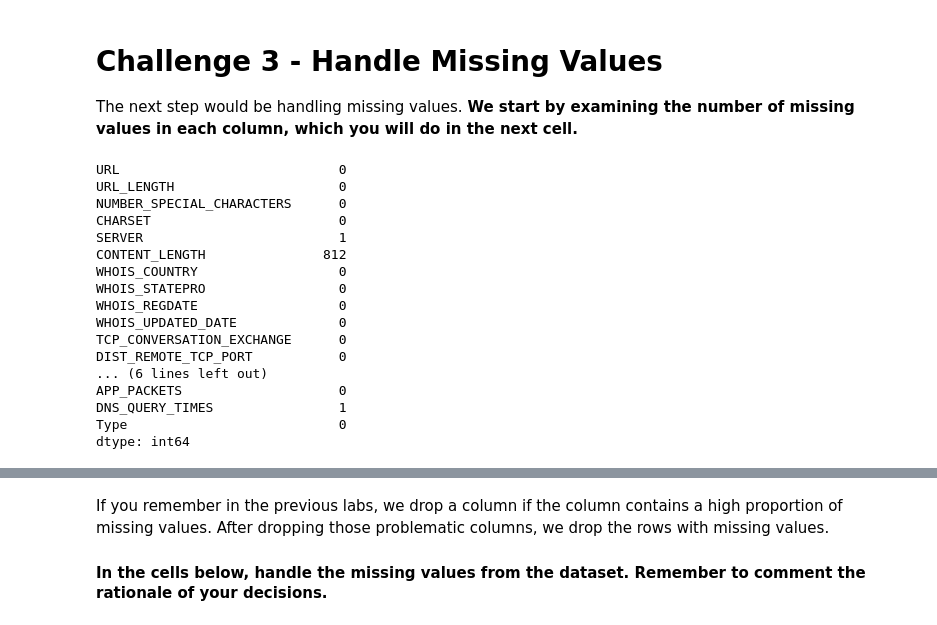
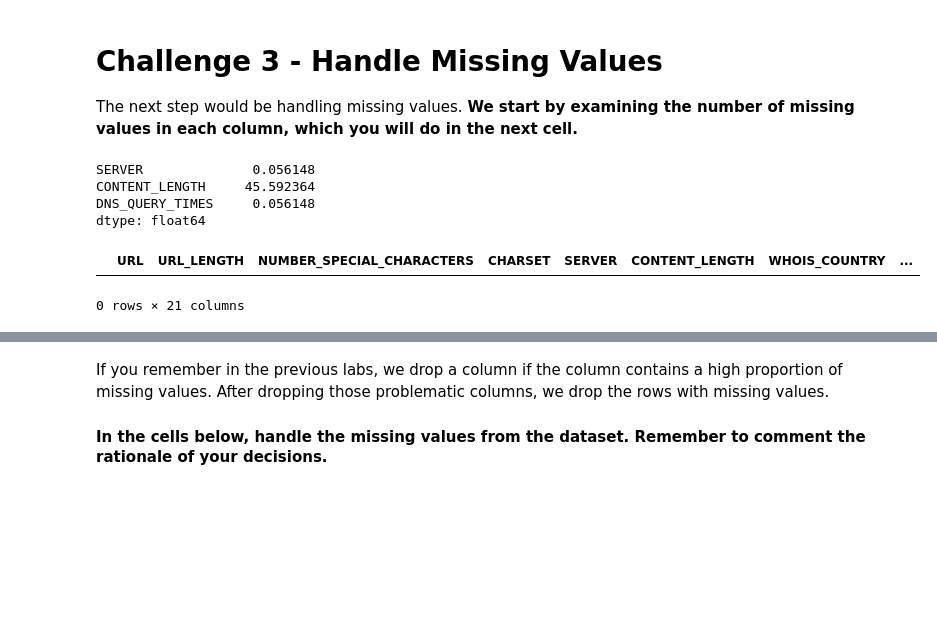
Before and after one commit to Ironhack-Data-Madrid-Febrero-2021/lab-supervised-learning, a Jupyter notebook: your-code/main.ipynb, the cells around one changed output, grey strips where cells are left out. Cells and saved outputs as stored; diff of their text form; code cells hidden in the pictures; blank space fills up the shorter version.

```diff
--- a/your-code/main.ipynb
+++ b/your-code/main.ipynb
@@ -223,26 +223,21 @@ sns.heatmap(corr_2, square=True,annot=True, annot_kws={"size": 10})
 # Challenge 3 - Handle Missing Values
 
 The next step would be handling missing values. **We start by examining the number of missing values in each column, which you will do in the next cell.**
-# %%
-websites.isna().sum()
-# %% [output]
-URL                            0
-URL_LENGTH                     0
-NUMBER_SPECIAL_CHARACTERS      0
-CHARSET                        0
-SERVER                         1
-CONTENT_LENGTH               812
-WHOIS_COUNTRY                  0
-WHOIS_STATEPRO                 0
-WHOIS_REGDATE                  0
-WHOIS_UPDATED_DATE             0
-TCP_CONVERSATION_EXCHANGE      0
-DIST_REMOTE_TCP_PORT           0
-... (6 lines left out)
-APP_PACKETS                    0
-DNS_QUERY_TIMES                1
-Type                           0
-dtype: int64
+# %%
+def null_cols(websites):
+    nulls = websites.isna().sum()
+    return nulls[nulls > 0] / len(websites) * 100
+null_cols(websites)
+# %% [output]
+SERVER              0.056148
+CONTENT_LENGTH     45.592364
+DNS_QUERY_TIMES     0.056148
+dtype: float64
+# %%
+websites[websites['SERVER']==" "]
+# %% [output]
+|  | URL | URL_LENGTH | NUMBER_SPECIAL_CHARACTERS | CHARSET | SERVER | CONTENT_LENGTH | WHOIS_COUNTRY | ... |
+0 rows × 21 columns
 # %%
 CONTENT_LENGTH_null = websites[websites.CONTENT_LENGTH.isnull()]
 CONTENT_LENGTH_null.describe()
```
Also changed, not shown: parts of 20 cells of this notebook.
